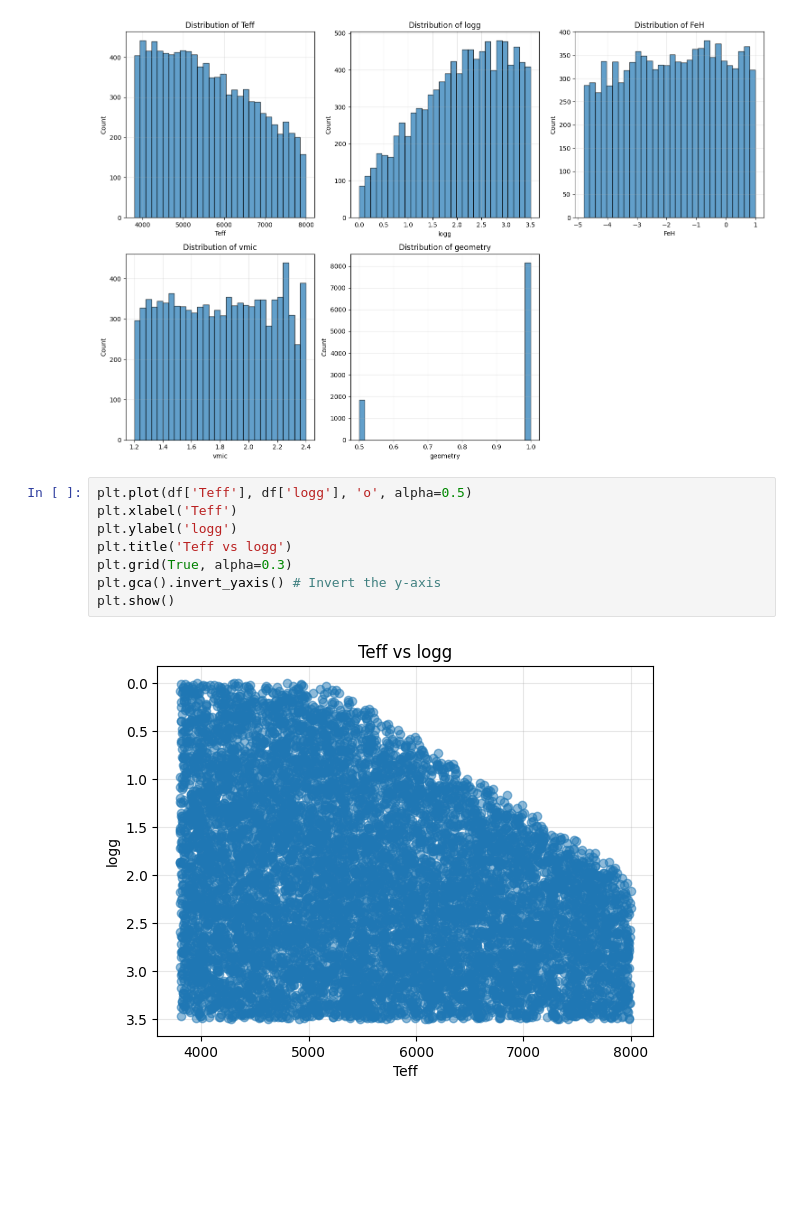
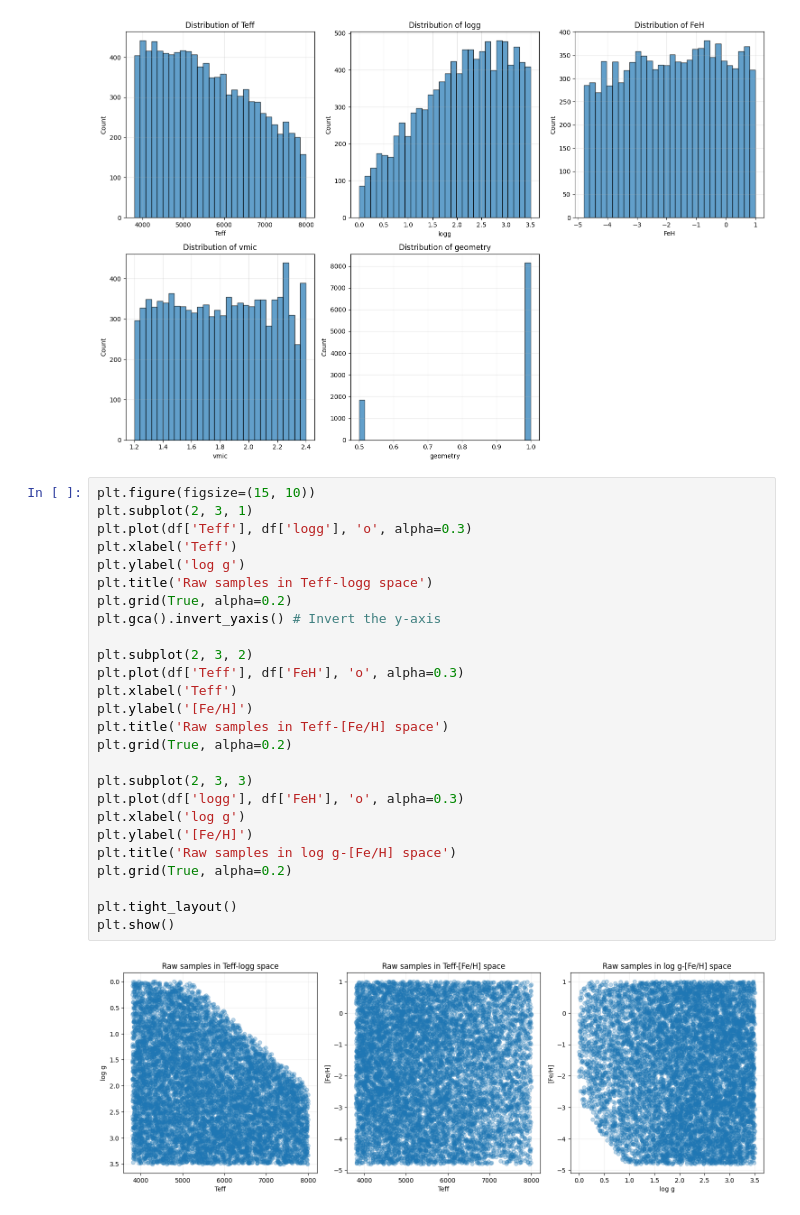
Before and after one commit to mkim0029/WEAVE_Pristine, a Jupyter notebook: data/notebooks/explore_raw_data.ipynb, the cells around one changed output. Drawn from its saved outputs; the diff is of its cells as text; blank space fills up the shorter version.

```diff
--- a/data/notebooks/explore_raw_data.ipynb
+++ b/data/notebooks/explore_raw_data.ipynb
@@ -92,12 +91,30 @@ plt.show()
 # %% [output]
 [figure]
 # %%
-plt.plot(df['Teff'], df['logg'], 'o', alpha=0.5)
+plt.figure(figsize=(15, 10))
+plt.subplot(2, 3, 1)
+plt.plot(df['Teff'], df['logg'], 'o', alpha=0.3)
 plt.xlabel('Teff')
-plt.ylabel('logg')
-plt.title('Teff vs logg')
-plt.grid(True, alpha=0.3)
+plt.ylabel('log g')
+plt.title('Raw samples in Teff-logg space')
+plt.grid(True, alpha=0.2)
 plt.gca().invert_yaxis() # Invert the y-axis
+
+plt.subplot(2, 3, 2)
+plt.plot(df['Teff'], df['FeH'], 'o', alpha=0.3)
+plt.xlabel('Teff')
+plt.ylabel('[Fe/H]')
+plt.title('Raw samples in Teff-[Fe/H] space')
+plt.grid(True, alpha=0.2)
+
+plt.subplot(2, 3, 3)
+plt.plot(df['logg'], df['FeH'], 'o', alpha=0.3)
+plt.xlabel('log g')
+plt.ylabel('[Fe/H]')
+plt.title('Raw samples in log g-[Fe/H] space')
+plt.grid(True, alpha=0.2)
+
+plt.tight_layout()
 plt.show()
 # %% [output]
-[figure, old version]
+[figure, new version]
```
Also changed, not shown: parts of 4 cells of this notebook, 3 other files.
